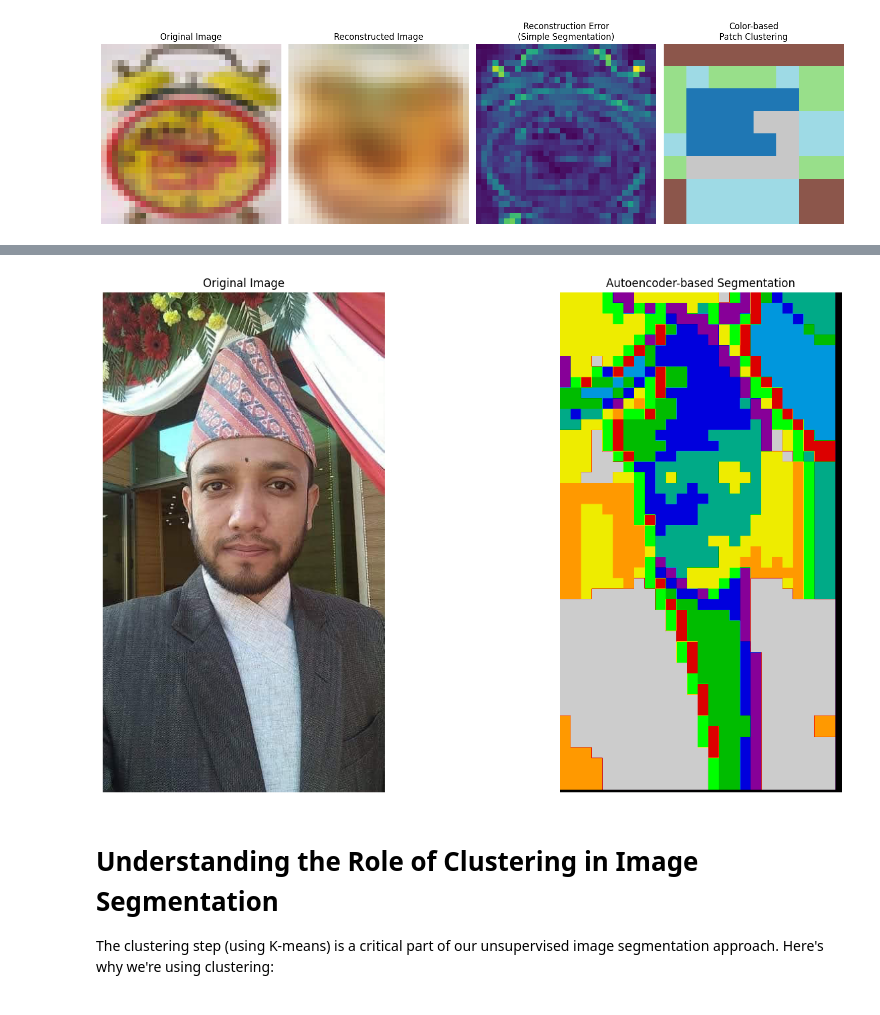
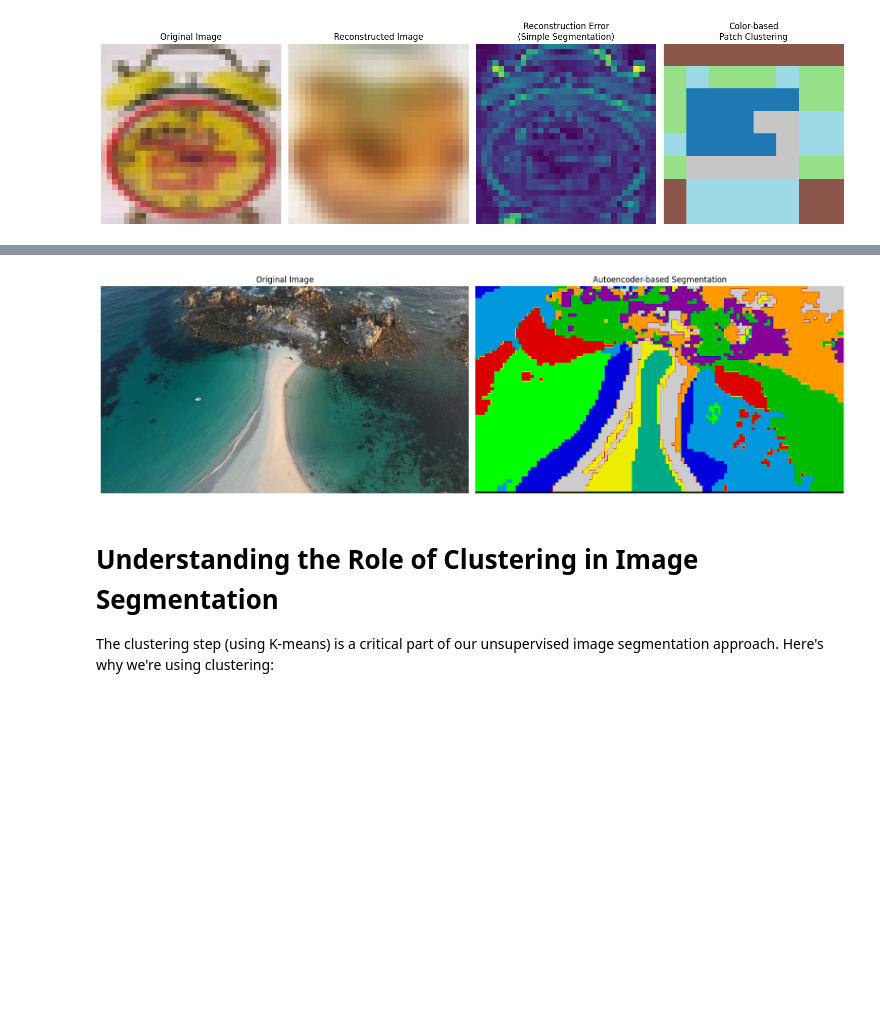
Before and after one commit to xerex09/ML-AI-Projects, a Jupyter notebook: CV/ImageSegmentation/autoencoder.ipynb, the cells around one changed output, grey strips where cells are left out. Cells and saved outputs as stored; diff of their text form; code cells hidden in the pictures; blank space fills up the shorter version.

Commit message:
testing on the real images

```diff
--- a/CV/ImageSegmentation/autoencoder.ipynb
+++ b/CV/ImageSegmentation/autoencoder.ipynb
@@ -414,5 +414,5 @@ def segment_real_image(image_path, encoder_model, patch_size=32):
     plt.tight_layout()
     plt.show()
 # %%
-segment_real_image("data/saugat.jpeg", encoder)  # Example image path, replace with your own
+segment_real_image("data/test.jpg", encoder)
 # %% [output]
@@ -422,4 +422,4 @@ Extracted 1150 patches.
-[figure, old version]
+[figure, new version]
 # %% [markdown]
 # Understanding the Role of Clustering in Image Segmentation
 
```
Also changed, not shown: parts of 1 cell of this notebook, 1 other file.
